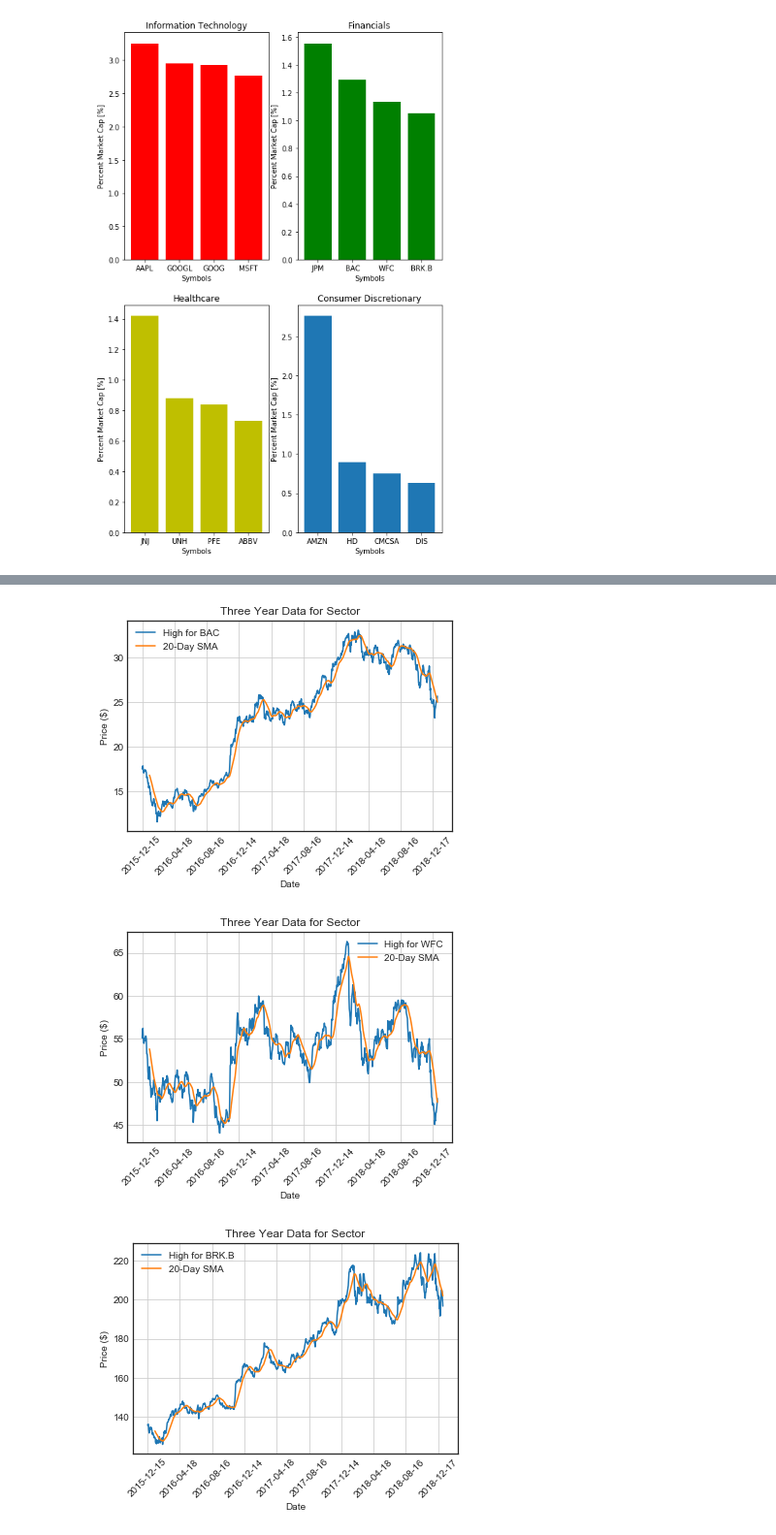
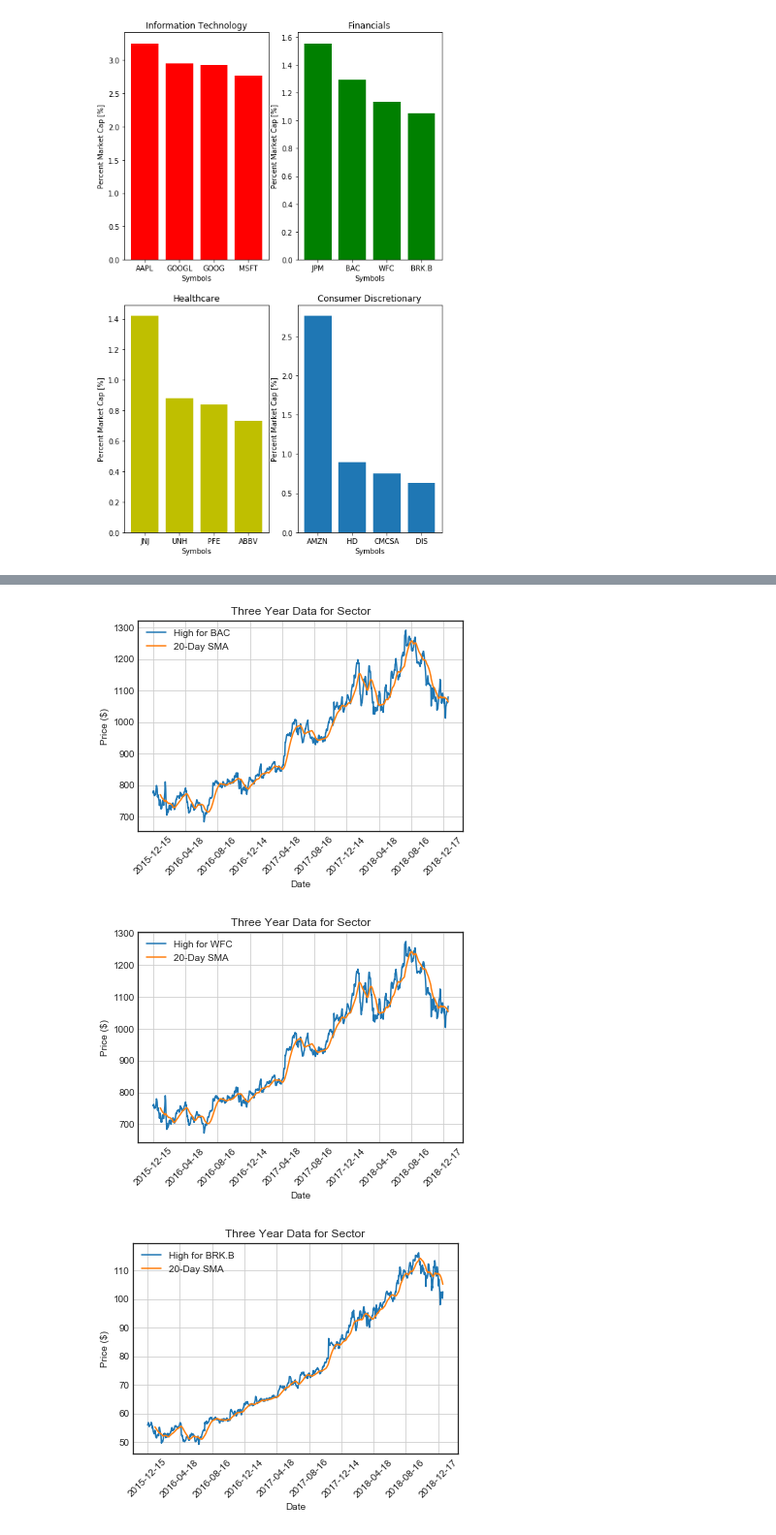
Before and after one commit to wissemeddine/data_wizards, a Jupyter notebook: Historical S and P 500 Stock Analysis.ipynb, the cells around one changed output, grey strips where cells are left out. Shown at 97% size. Saved outputs shown, nothing was run; the diff lists cells and outputs as text; code cells hidden in the pictures.

Commit message:
Hide congig.py with a git ignore.  Got 4 keys and got it so we get all 16 json respones from alpha vantage.  Plotting of api data needs some work but we have 16 line plots

```diff
--- a/Historical S and P 500 Stock Analysis.ipynb
+++ b/Historical S and P 500 Stock Analysis.ipynb
@@ -173,24 +166,13 @@ function = "TIME_SERIES_DAILY"
 symbol = "MSFT"
 outputsize = "full" # full or compact (100 latest vs all data)
 
-# Following the query will show you a xml(?) page, which you should do because it is good for understanding.
-# I've uncommented the print(query) command so you can click on the link and see for yourself (don't abuse Ram's key!)
+# get the json responses for the top 4 companies from the top 4 sectors
+json_responses = []
+for i in range(len(symbols)):
+    for j in range(len(symbols[0])):
+        query = url_alpha_vantage + "query?" + "function=" + function + "&symbol=" + symbols[i][j] +"&outputsize=" + outputsize + "&apikey=" + av_key_list[i]
+        url_response = requests.get(query).json()
+        json_responses.append(url_response)
 
-# making the querying APIs a json so we can query four at once below in the group.
-def url_response(ticker):
-    query = url_alpha_vantage + "query?" + "function=" + function + "&symbol=" + ticker +"&outputsize=" + outputsize + "&apikey=" + av_key
-    url_response = requests.get(query).json()
-    return url_response
-
-print(symbols[k])
-
-
-json_responses1 = []
-for tickers in symbols[k]:
-    response = url_response(tickers)
-    json_responses1.append(response)
-
-# pprint(json_responses1) #confirm that it works.
-# pretty print the json
-# print(json.dumps(url_response, indent=4, sort_keys=True))
+print(len(json_responses)) #confirm that it works.
 # %% [output]
@@ -198,11 +234,15 @@ for tickers in symbols[k]:
 # %%
-
+# Rich's original code based on request limitations
 #ts_df2 = pd.DataFrame.from_dict(url_response2["Time Series (Daily)"])
 
 # artifacts from testing (ignore unless you want to try things out yourself.)
 # microsoft_df = pd.DataFrame.from_dict(url_response, orient = 'columns')
 #microsoft_df = microsoft_df.tail(730)
 
+# control variables
+i = 0
+j = 0
+k = 1
 ts_df = pd.DataFrame({'A' : []})
 
 #create definition so we don't have to manipulate each stock time series.
@@ -210,7 +250,7 @@ def manipulation (ts_df):
 # create a data frame from the json
 # I'm renaming this thing two times to show the logic - we are getting three year data for one company, Microsoft.
 # Then, we are accessing the Time Series (Daily) dict metadata (first out of five), then I am abbreviating it.
-    timeseries_df = ts_df = pd.DataFrame.from_dict(json_responses1[j]["Time Series (Daily)"])
+    timeseries_df = ts_df = pd.DataFrame.from_dict(json_responses[j]["Time Series (Daily)"])
 # Rename the index to actually be accurate.
     ts_df.index.name = "Date"
 # only look at data from the past 3 years
@@ -254,7 +294,6 @@ def visualization (ts_df,i,j):
     plt.ylabel("Price ($)")
     plt.show()
 
-
 while i < len(symbols):
     while j < len(symbols[0]):
         visualization(ts_df,k,j)
@@ -265,6 +304,6 @@ while i < len(symbols):
-[figure, old version]
+[figure, new version]
-[figure, old version]
+[figure, new version]
-[figure, old version]
+[figure, new version]
 # %%
 # should only be shown once at the end of notebook
 plt.show()
```
Also changed, not shown: parts of 5 cells of this notebook, 2 other files.
